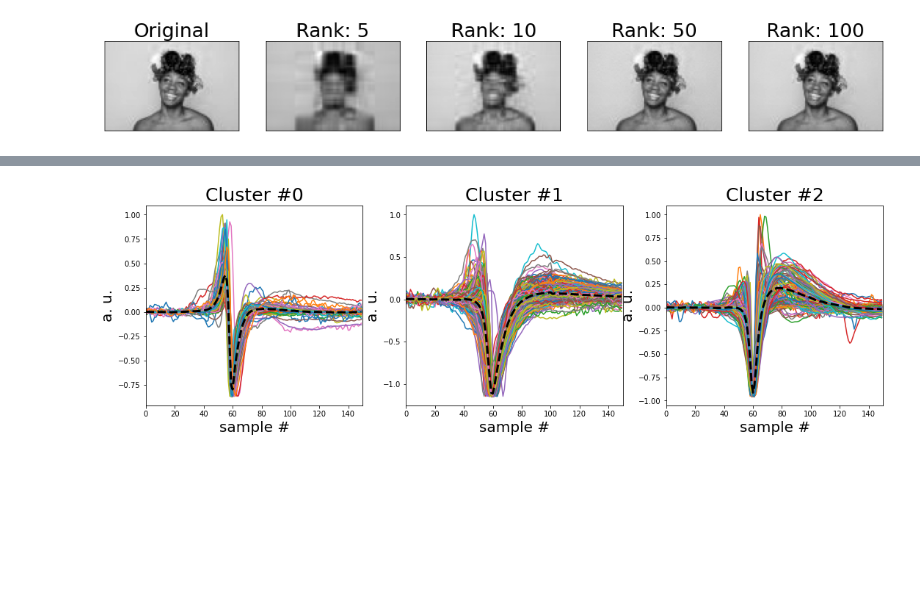
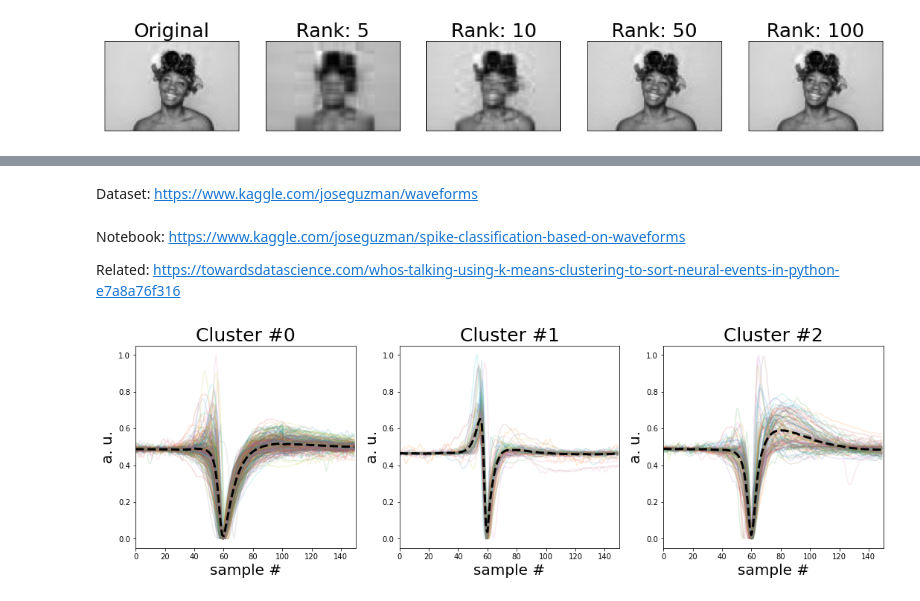
Before and after one commit to akcarsten/Non_Negative_Matrix_Factorization, a Jupyter notebook: Non_Negative_Matrix_Factorization.ipynb, the cells around one changed output, grey strips where cells are left out. Saved outputs shown, nothing was run; the diff lists cells and outputs as text; code cells hidden in the pictures; blank space fills up the shorter version.

```diff
--- a/Non_Negative_Matrix_Factorization.ipynb
+++ b/Non_Negative_Matrix_Factorization.ipynb
@@ -88,13 +86,16 @@ import pandas as pd
+# %% [markdown]
+Dataset: https://www.kaggle.com/joseguzman/waveforms
 # %%
 data = pd.read_csv('./data/waveforms.csv')
 
 label = data.iloc[:, 0]
 organoid = data.iloc[:, -1]
 data = data.iloc[:, 1:-1].to_numpy()
-
-is_negative = data < 0
-
-tmp_data = data.T + np.abs(np.min(data))
+data = tmp_data = data.T + np.abs(np.min(data))
+# %% [markdown]
+Notebook: https://www.kaggle.com/joseguzman/spike-classification-based-on-waveforms
+
+Related: https://towardsdatascience.com/whos-talking-using-k-means-clustering-to-sort-neural-events-in-python-e7a8a76f316
 # %%
 n_rank = 3
 H, W = do_nnmf(tmp_data, rank=n_rank, iter=10000)
@@ -105,21 +102,24 @@ for x in range(H.shape[1]):
 # %%
+cluster_id = []
+for x in range(H.shape[1]):
+    cluster_id.append(np.where(np.max(H[:, x]) == H[:, x])[0][0])
+
 fig, ax = plt.subplots(1, n_rank, figsize=[18, 5])
 
 for cluster in range(n_rank):
     cluster_index = np.where([x == cluster for x in cluster_id])
 
-    waveforms = data[cluster_index].T
+    waveforms = data.T[cluster_index].T
     waveforms = waveforms / np.max(waveforms)
     mean_waveform = np.mean(waveforms, axis=1)
 
-    ax[cluster].plot(waveforms)
+    ax[cluster].plot(waveforms,alpha=0.15)
     ax[cluster].plot(mean_waveform, color='black', linewidth=3, linestyle='dashed')
     ax[cluster].set_title('Cluster #{}'.format(cluster), fontsize=25)
     ax[cluster].set_xlim(0, waveforms.shape[0])
     ax[cluster].set_xlabel('sample #', fontsize=20)
     ax[cluster].set_ylabel('a. u.', fontsize=20)
 
-
 plt.show()
 # %% [output]
-[figure, old version]
+[figure, new version]
```
Also changed, not shown: parts of 9 cells of this notebook.
